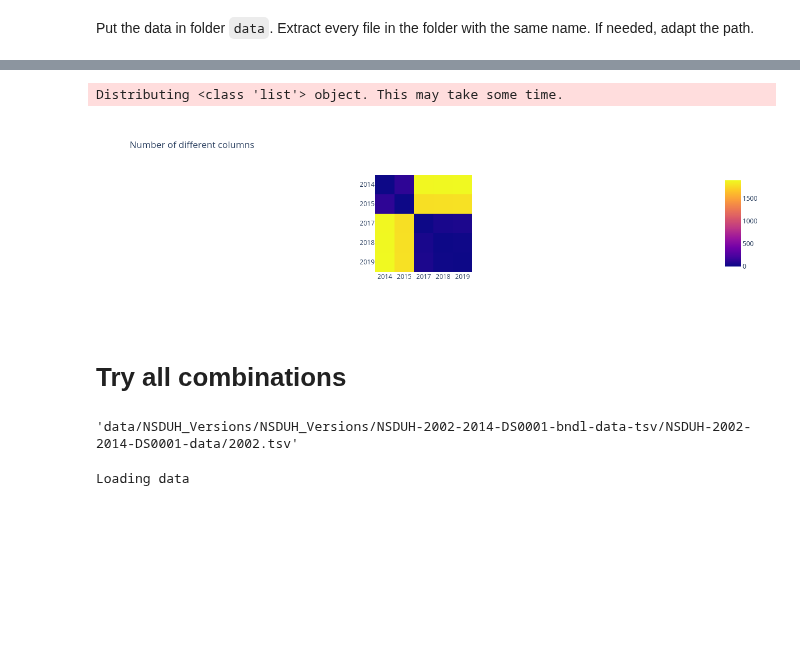
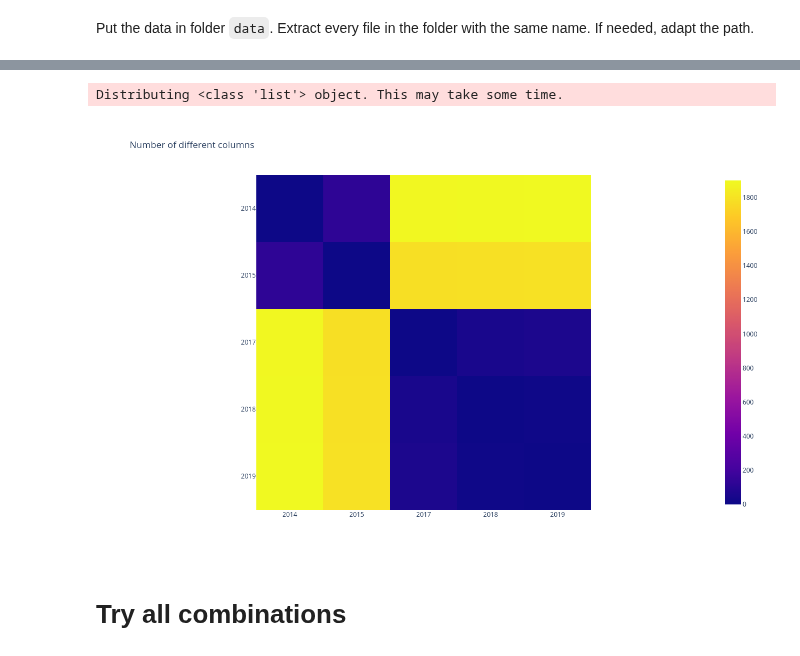
Before and after one commit to DataResponsibly/SynRD, a Jupyter notebook: papers/marijuana19fairman/astadnik_bruteforce_combinations_of_datasets.ipynb, the cells around one changed output, grey strips where cells are left out. Saved outputs shown, nothing was run; the diff lists cells and outputs as text; code cells hidden in the pictures; blank space fills up the shorter version.

```diff
--- a/papers/marijuana19fairman/astadnik_bruteforce_combinations_of_datasets.ipynb
+++ b/papers/marijuana19fairman/astadnik_bruteforce_combinations_of_datasets.ipynb
@@ -39,10 +26,11 @@ tsv_paths = sorted(
     glob.glob("data/NSDUH_Versions/*/*/*.tsv")
     + glob.glob("data/NSDUH_Versions/*/*/*/*.tsv")
 )
+tsv_paths_full = [path for path in tsv_paths if "Tab" in path]
 tsv_paths = [
     path
     for path in tsv_paths
     if "Tab" not in path and any(f"{year}.tsv" in path for year in range(2002, 2015))
 ]
 
-tsv_paths
+# tsv_paths
@@ -100,38 +45,32 @@ Loading data
 # %%
 headers = []
-for tsv_path in tsv_paths:
+for tsv_path in tsv_paths_full:
     with open(tsv_path, "r") as f:
         headers.append(next(f).split("\t"))
 
 headers = [set(h) for h in headers]
 
 diffs = [[h1 ^ h2 for h2 in headers] for h1 in headers]
 n_diffs = [[len(v) for v in row] for row in diffs]
 names = [str(year) for year in range(2014, 2020) if year != 2016]
 px.imshow(
     pd.DataFrame(n_diffs, index=names, columns=names),
-    title="Number of different columns",
+    title="Number of different columns", height=800
 )
 # %% [output]
 Distributing <class 'list'> object. This may take some time.
-[figure, old version]
+[figure, new version]
 # %% [markdown]
 # Try all combinations
-# %%
-tsv_paths[0]
-# %% [output]
-'data/NSDUH_Versions/NSDUH_Versions/NSDUH-2002-2014-DS0001-bndl-data-tsv/NSDUH-2002-2014-DS0001-data/2002.tsv'
 # %%
 numbers = {year: {} for year in range(2002, 2015)}
 
 for tsv_path in tqdm(tsv_paths):
-    tqdm.write("Loading data")
     parent_dir = os.path.dirname(tsv_path)
     with open(os.path.join(parent_dir, "schema.txt"), "r") as f:
         dtype = eval(f.read())
         dtype = {k: v if v != int else float for k, v in dtype.items()}
     df = pd.read_csv(tsv_path, sep="\t", dtype=dtype)
-    tqdm.write("Data loaded")
 
     year = int(tsv_path.split("/")[-1].removesuffix(".tsv"))
     version = None
@@ -141,8 +80,7 @@ for tsv_path in tqdm(tsv_paths):
             break
     assert version is not None
 
-    if df['AGE2'].dtype == str:
-        df['AGE2'] = df['AGE2'].str.split().str[0].astype(int)
+    if pd.api.types.is_object_dtype(df["AGE2"].dtype):
+        df["AGE2"] = pd.to_numeric(df["AGE2"].str.split().str[0], errors="coerce")
+        df = df[df["AGE2"].notna()]
     numbers[year][version] = df[df["AGE2"] <= 10].shape[0]
-# %% [output]
-Loading data
```
Also changed, not shown: parts of 18 cells of this notebook, 6 other files.
